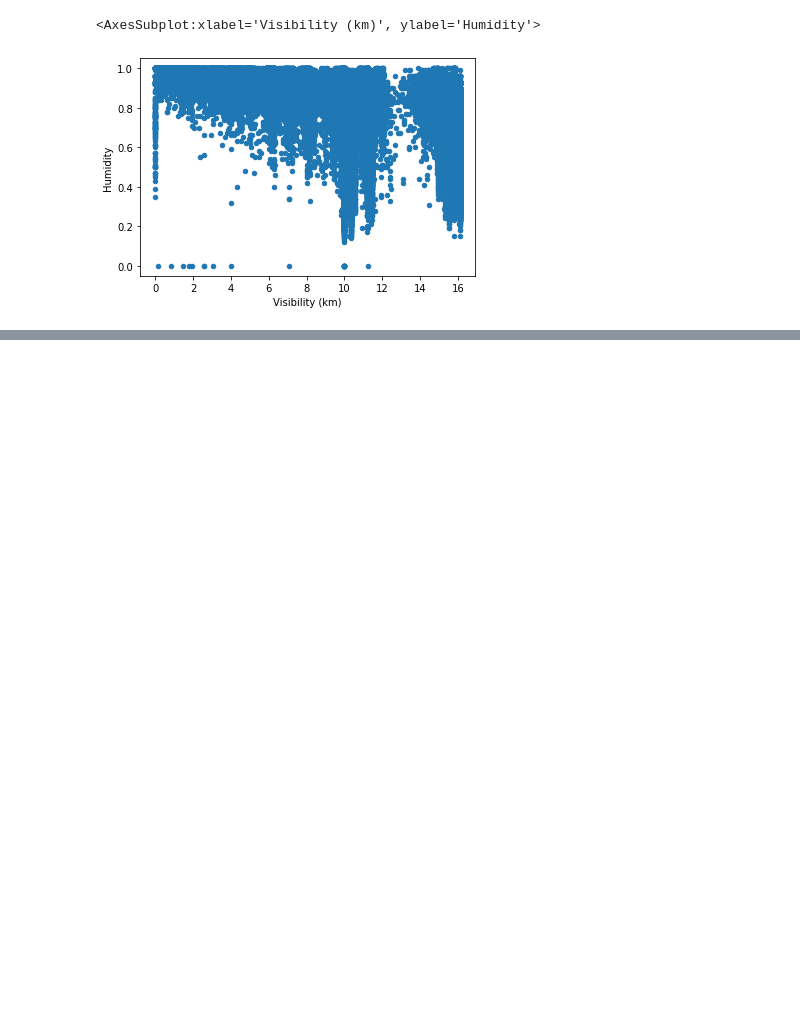
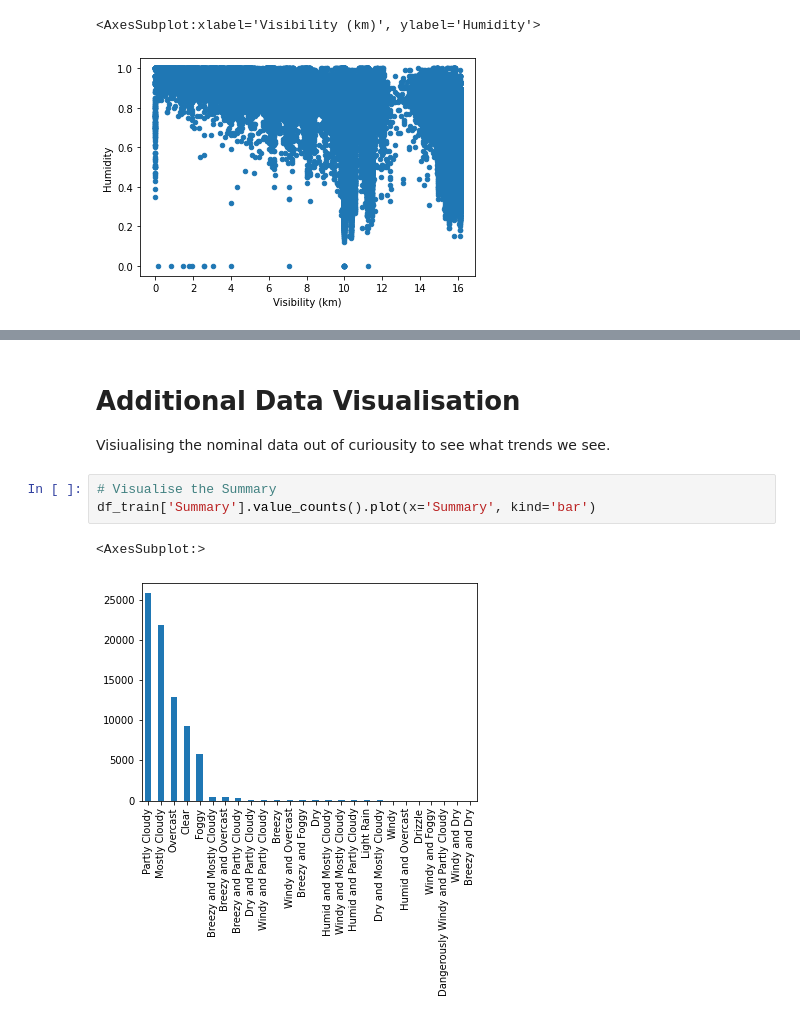
Before and after one commit to Zaederx/HumidityPredictionModel, a Jupyter notebook: weatherModel.ipynb, the cells around one changed output, grey strips where cells are left out. Cells and saved outputs as stored; diff of their text form; blank space fills up the shorter version.

```diff
--- a/weatherModel.ipynb
+++ b/weatherModel.ipynb
@@ -157,0 +319,9 @@ NameError: name 'df_test' is not defined
+# %% [markdown]
+# Additional Data Visualisation
+Visiualising the nominal data out of curiousity to see what trends we see.
+# %%
+# Visualise the Summary
+df_train['Summary'].value_counts().plot(x='Summary', kind='bar')
+# %% [output]
+<AxesSubplot:>
+[figure, added]
```
Also changed, not shown: parts of 14 cells of this notebook, 2 other files.
